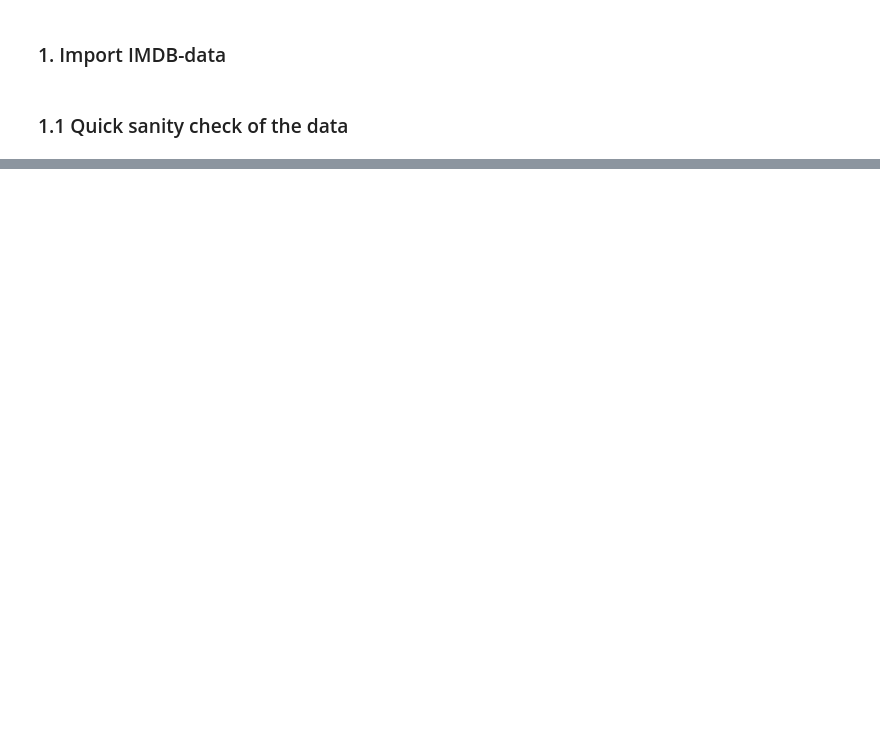
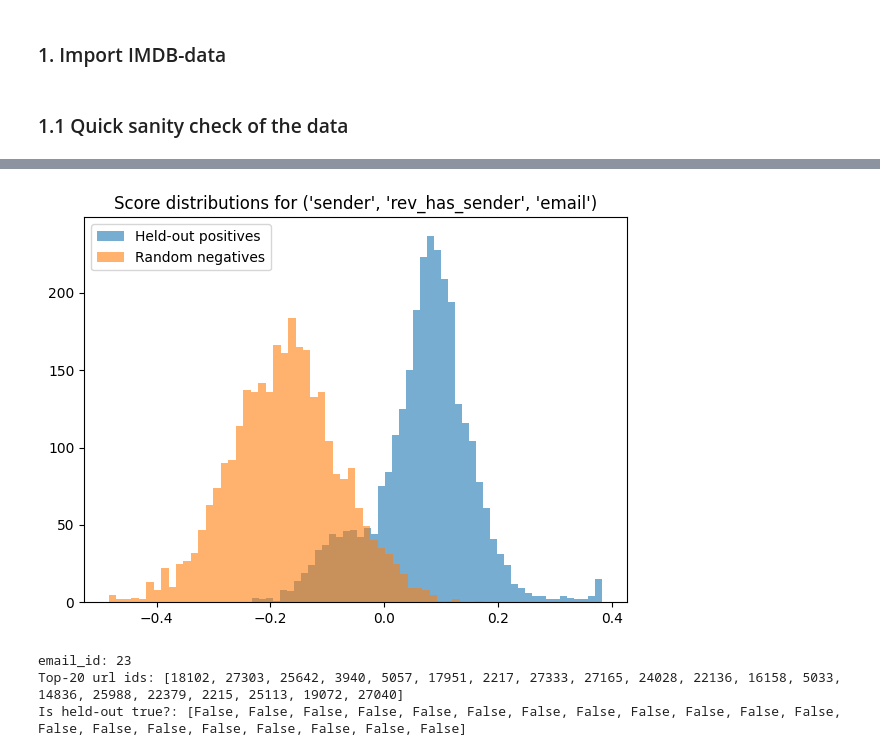
Before and after one commit to DeLyXHardiee/GNN-Campaign-Detection, a Jupyter notebook: core/GNN/notebooks/gnn.ipynb, the cells around one changed output, grey strips where cells are left out. Saved outputs shown, nothing was run; the diff lists cells and outputs as text; code cells hidden in the pictures; blank space fills up the shorter version.

```diff
--- a/core/GNN/notebooks/gnn.ipynb
+++ b/core/GNN/notebooks/gnn.ipynb
@@ -83,16 +106,15 @@ from src.train import run_training
 from src.eval_link import collect_scores, topk_eval_with_splits
 
 
-
 model, predictor, loaders, splits = run_training(
     DEVICE,
     TORCH_SEED,
     data,
     primary_ntype='email',
     hidden=128, out_dim=128, layers=2, dropout=0.1,
-    neg_ratio=3.0,                # <— more negatives per positive
-    batch_size=1024, fanout=[15, 10],
-    val_ratio=0.1, test_ratio=0.1, epochs=10, lr=1e-3, wd=1e-4,
-    score_head='dot'              # or 'mlp' to try the MLP scorer
+    neg_ratio=1.0,
+    batch_size=512, fanout=[2, 1],     # 2-hop
+    val_ratio=0.1, test_ratio=0.1, epochs=5, lr=5e-4, wd=5e-4,
+    score_head='dot',
 )
 # %% [output]
@@ -116,28 +169,64 @@ for et, m in res_k50_cos.items():
 # %%
-# Histogram (held-out vs random) — pick one relation
-import matplotlib.pyplot as plt, torch
-h_train = embed_with_graph(model, splits['train_graph'])
-et = ('movie','to','director')
-S = h_train[et[0]]; D = h_train[et[2]]
-pos = splits['test_pos'][et]
-pos_scores = (S[pos[0]] * D[pos[1]]).sum(dim=1).cpu().numpy()
+import os, sys
+import torch
+import torch.nn.functional as F
+import matplotlib.pyplot as plt
+
+PROJECT_ROOT = os.path.abspath("..")
+if PROJECT_ROOT not in sys.path:
+    sys.path.insert(0, PROJECT_ROOT)
+
+from src.embed import embed_with_graph
+from src.eval_link import topk_for_source
+
+# --- Embed on the train_graph (leakage-safe) ---
+h_train = embed_with_graph(DEVICE, model, splits['train_graph'])
+
+et = ('sender', 'rev_has_sender', 'email')
+
+# L2-normalize embeddings so dot products ≈ cosine
+S = F.normalize(h_train[et[0]], p=2, dim=1)
+D = F.normalize(h_train[et[2]], p=2, dim=1)
+
+# For analysis, move everything to CPU to avoid MPS quirks
+S = S.cpu()
+D = D.cpu()
+
+# Held-out positive edges for this relation (from TEST split)
+pos = splits['test_pos'][et]                # [2, E_test]
+
+# Scores for true (held-out) edges
+pos_scores = (S[pos[0]] * D[pos[1]]).sum(dim=1).numpy()
+
+# Scores for random negative pairs
 g = torch.Generator().manual_seed(0)
 neg_src = torch.randint(0, S.size(0), (len(pos_scores),), generator=g)
 neg_dst = torch.randint(0, D.size(0), (len(pos_scores),), generator=g)
-neg_scores = (S[neg_src] * D[neg_dst]).sum(dim=1).cpu().numpy()
-plt.figure(figsize=(7,5))
+neg_scores = (S[neg_src] * D[neg_dst]).sum(dim=1).numpy()
+
+plt.figure(figsize=(7, 5))
 plt.hist(pos_scores, bins=50, alpha=0.6, label='Held-out positives')
 plt.hist(neg_scores, bins=50, alpha=0.6, label='Random negatives')
-plt.title(f"Score distributions for {et}"); plt.legend(); plt.show()
+plt.title(f"Score distributions for {et}")
+plt.legend()
+plt.show()
 
-# Qualitative Top-K (choose a source that *has* held-out positives)
+# --- Qualitative Top-K example (still fine to use h_train on DEVICE) ---
 sources_with_pos = splits['test_pos'][et][0].unique()
-src_id = int(sources_with_pos[1])  # pick first valid movie
+src_id = int(sources_with_pos[0])  # pick a valid email id
+
 top_ids, top_scores = topk_for_source(h_train, et, src_id, K=20, cosine=True)
-true_dests = set(splits['test_pos'][et][1][splits['test_pos'][et][0]==src_id].cpu().tolist())
-print("movie_id:", src_id)
-print("Top-20 actor ids:", top_ids)
+true_dests = set(
+    splits['test_pos'][et][1][splits['test_pos'][et][0] == src_id].cpu().tolist()
+)
+print("email_id:", src_id)
+print("Top-20 url ids:", top_ids)
 print("Is held-out true?:", [i in true_dests for i in top_ids])
+# %% [output]
+[figure, added]
+email_id: 23
+Top-20 url ids: [18102, 27303, 25642, 3940, 5057, 17951, 2217, 27333, 27165, 24028, 22136, 16158, 5033, 14836, 25988, 22379, 2215, 25113, 19072, 27040]
+Is held-out true?: [False, False, False, False, False, False, False, False, False, False, False, False, False, False, False, False, False, False, False, False]
 # %%
 # === Light suggestions: recall curves, cosine vs dot, qualitative Top-K, optional fine-tune ===
 import torch, matplotlib.pyplot as plt
```
Also changed, not shown: parts of 9 cells of this notebook, 3 other files.
